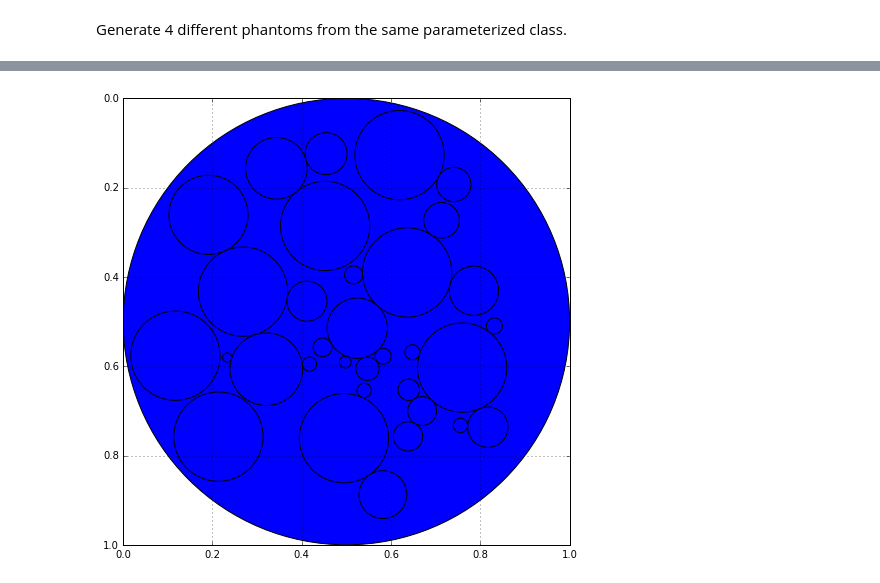
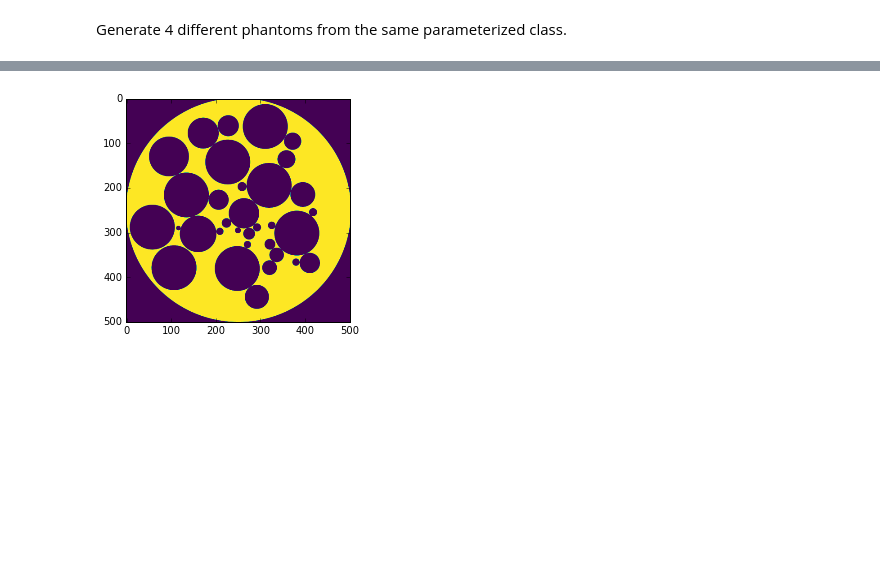
Before and after one commit to AdvancedPhotonSource/xdesign, a Jupyter notebook: docs/demos/Parameterized.ipynb, the cells around one changed output, grey strips where cells are left out. Cells and saved outputs as stored; diff of their text form; code cells hidden in the pictures; blank space fills up the shorter version.

```diff
--- a/docs/demos/Parameterized.ipynb
+++ b/docs/demos/Parameterized.ipynb
@@ -4,3 +4,6 @@
 from xdesign import *
 import matplotlib.pyplot as plt
 import numpy as np
+
+SIZE = 500
+DPI = 300
@@ -23,10 +31,11 @@ plt.show()
 # %%
 np.random.seed(0)
 p3 = Foam(size_range=[0.1, 0.01], gap=0, porosity=0.5)
-plot_phantom(p3)
+d3 = discrete_phantom(p3, SIZE)
+plt.imshow(d3, cmap='viridis')
 plt.show()
 # %% [output]
-[figure, old version]
+[figure, new version]
 # %%
 np.random.seed(0)
 p4 = Foam(size_range=[0.1, 0.01], gap=0.015, porosity=0.5)
```
Also changed, not shown: parts of 5 cells of this notebook, 3 other files.
